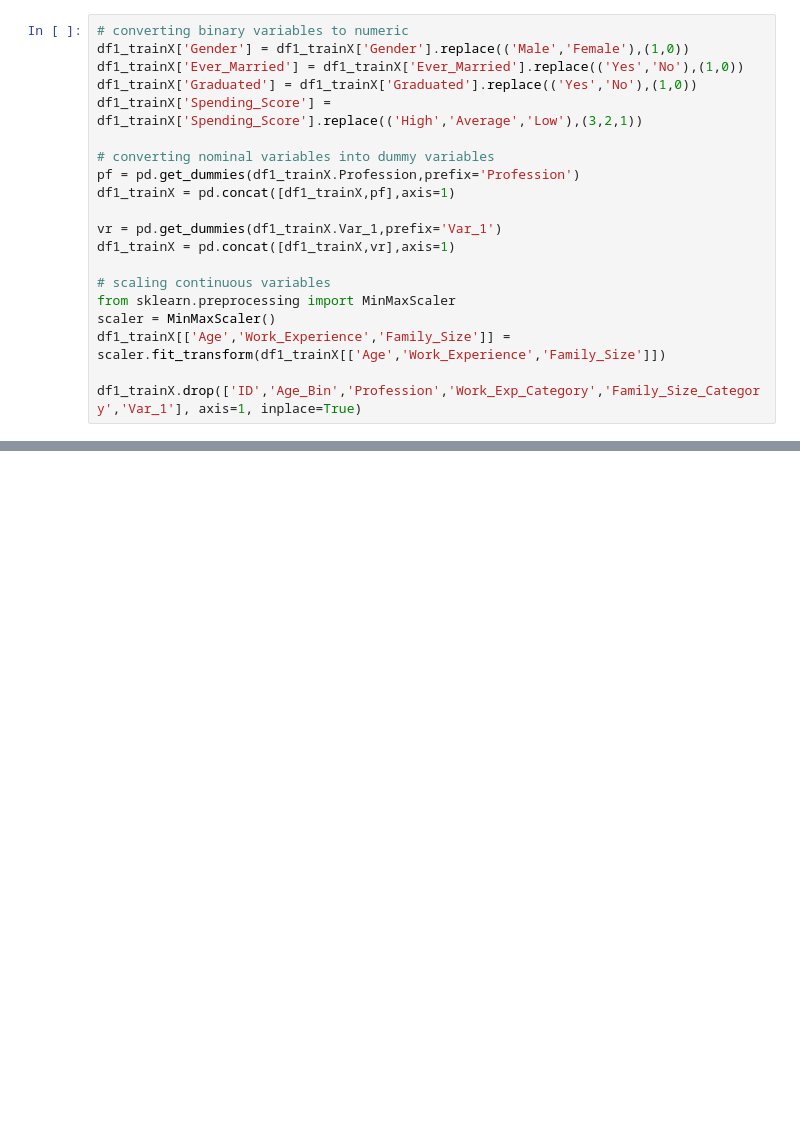
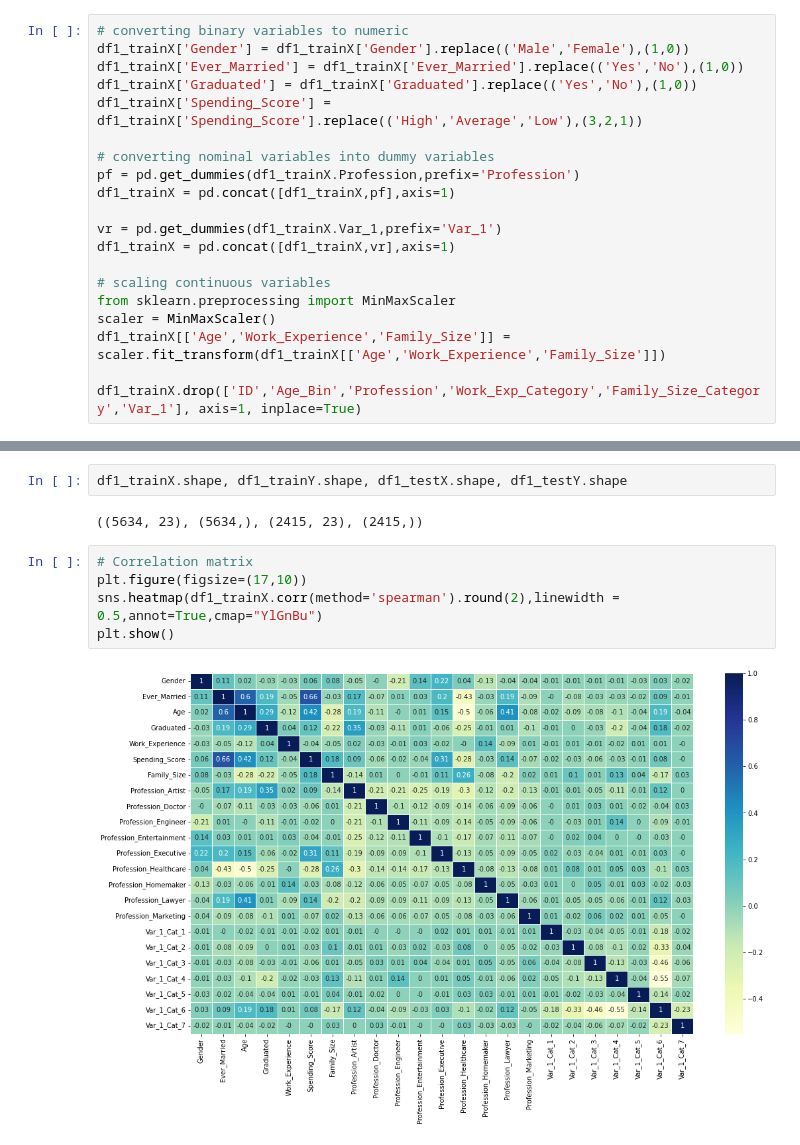
Before and after one commit to Research-Group-CDAP/ML_Assignment2_IT19132310_IT19139036_IT19120980_IT19104218, a Jupyter notebook: model.ipynb, the cells around one changed output, grey strips where cells are left out. Cells and saved outputs as stored; diff of their text form; blank space fills up the shorter version.

Commit message:
implementing the correlation matrix for df

```diff
--- a/model.ipynb
+++ b/model.ipynb
@@ -990,0 +1009,11 @@ df1_trainX.drop(['ID','Age_Bin','Profession','Work_Exp_Category','Family_Size_Ca
+# %%
+df1_trainX.shape, df1_trainY.shape, df1_testX.shape, df1_testY.shape
+# %% [output]
+((5634, 23), (5634,), (2415, 23), (2415,))
+# %%
+# Correlation matrix
+plt.figure(figsize=(17,10))
+sns.heatmap(df1_trainX.corr(method='spearman').round(2),linewidth = 0.5,annot=True,cmap="YlGnBu")
+plt.show()
+# %% [output]
+[figure, added]
```
Also changed, not shown: parts of 9 cells of this notebook.
